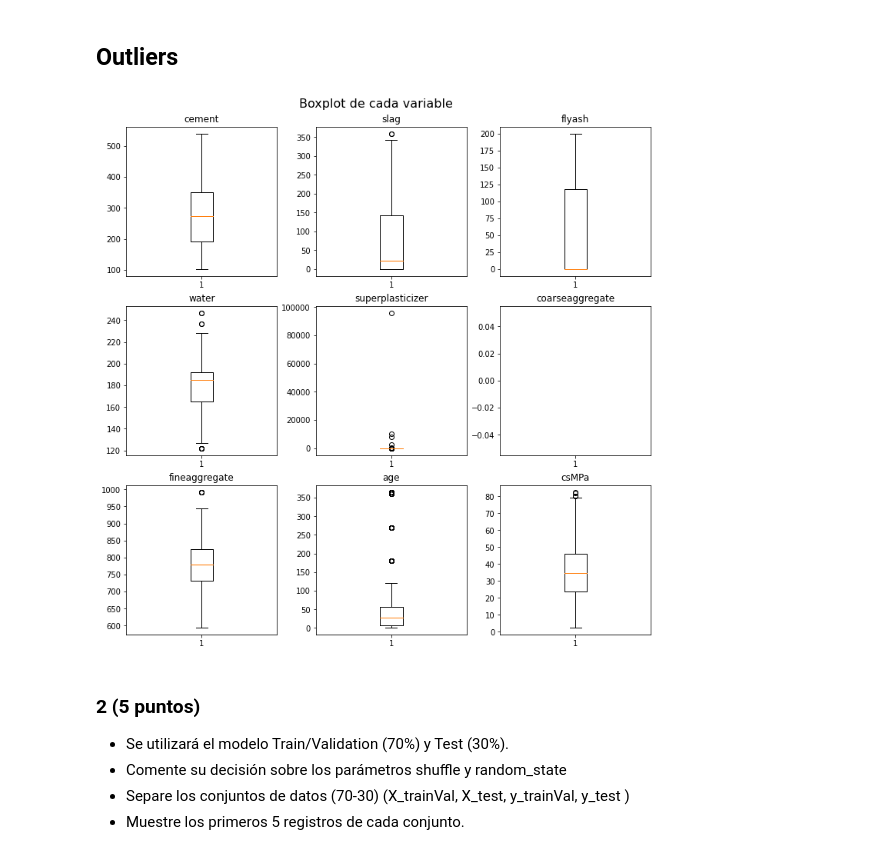
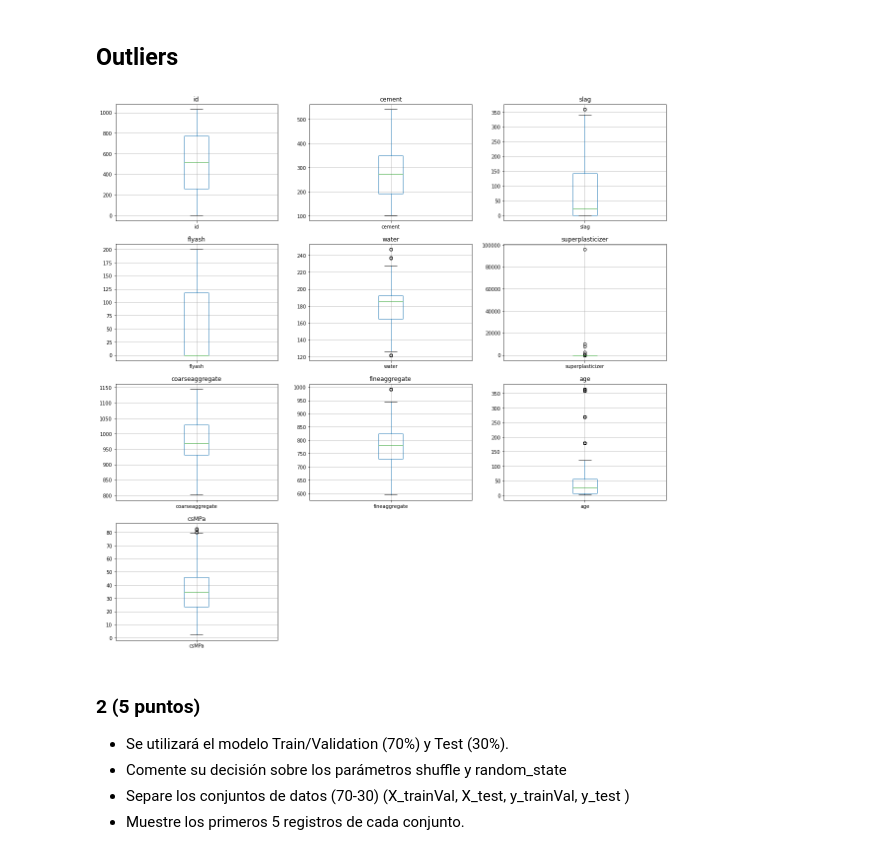
Before and after one commit to GabrielVargasR/University-Artificial-Intelligence, a Jupyter notebook: TC3 - Regression and Feature Engineering/2021-2-Trabajo Practico_03.ipynb, the cells around one changed output. Drawn from its saved outputs; the diff is of its cells as text; code cells hidden in the pictures.

```diff
--- a/TC3 - Regression and Feature Engineering/2021-2-Trabajo Practico_03.ipynb
+++ b/TC3 - Regression and Feature Engineering/2021-2-Trabajo Practico_03.ipynb
@@ -157,17 +157,16 @@ data[data.isnull().any(axis=1)]
 | 989 | 990 | 146.5 | 114.6 | 89.3 | 201.9 | 8.8 | NaN | 829.5 | ... |
 # %% [markdown]
 ## Outliers
-# %%
-fig, axs = plt.subplots(3, 3, constrained_layout=True, figsize=(10,10))
-fig.suptitle('Boxplot de cada variable', fontsize=16)
-d=1
-for i in range(3):
-    for j in range(3):
-        axs[i,j].set_title(data.columns[d])
-        axs[i,j].boxplot(data.iloc[:,d])
-        d += 1
-# %% [output]
-[figure, removed]
+# %%
+p = 1
+plt.figure(figsize=(20,20))
+for i in data:
+    plt.subplot(4,3,p)
+    plt.title(i)
+    p = p + 1
+    data.boxplot([i])
+# %% [output]
+[figure, added]
 # %% [markdown]
 ### 2 (5 puntos)
 - Se utilizará el modelo Train/Validation (70%)  y Test (30%).
```
Also changed, not shown: parts of 8 cells of this notebook, 1 other file.
